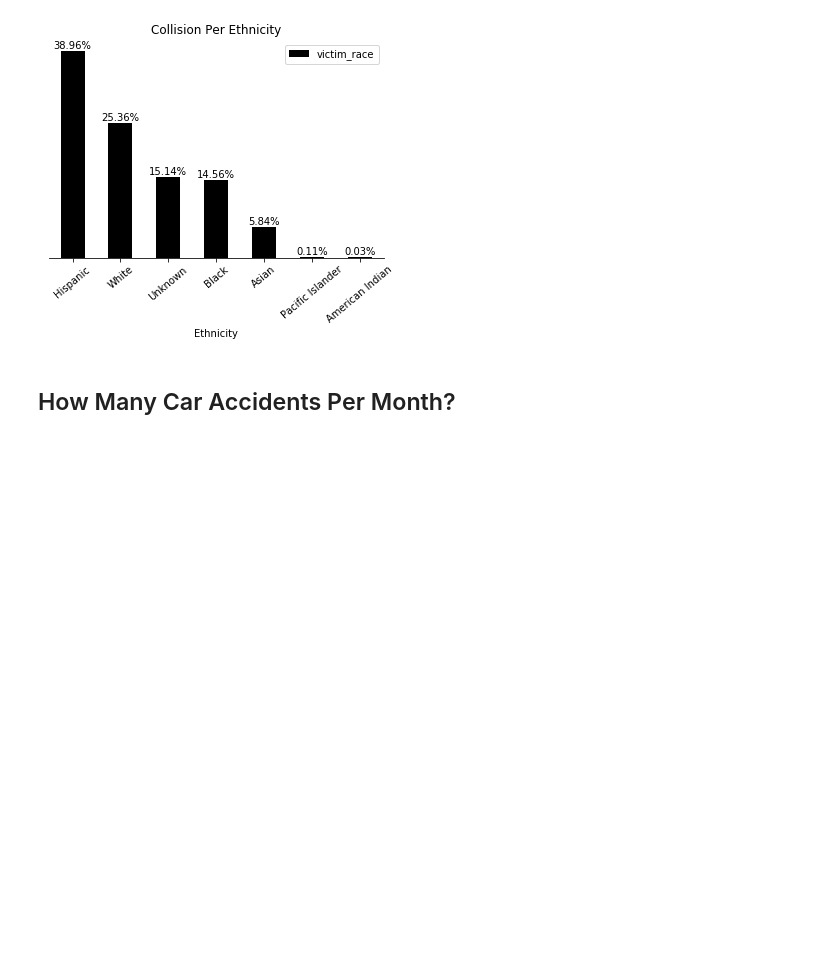
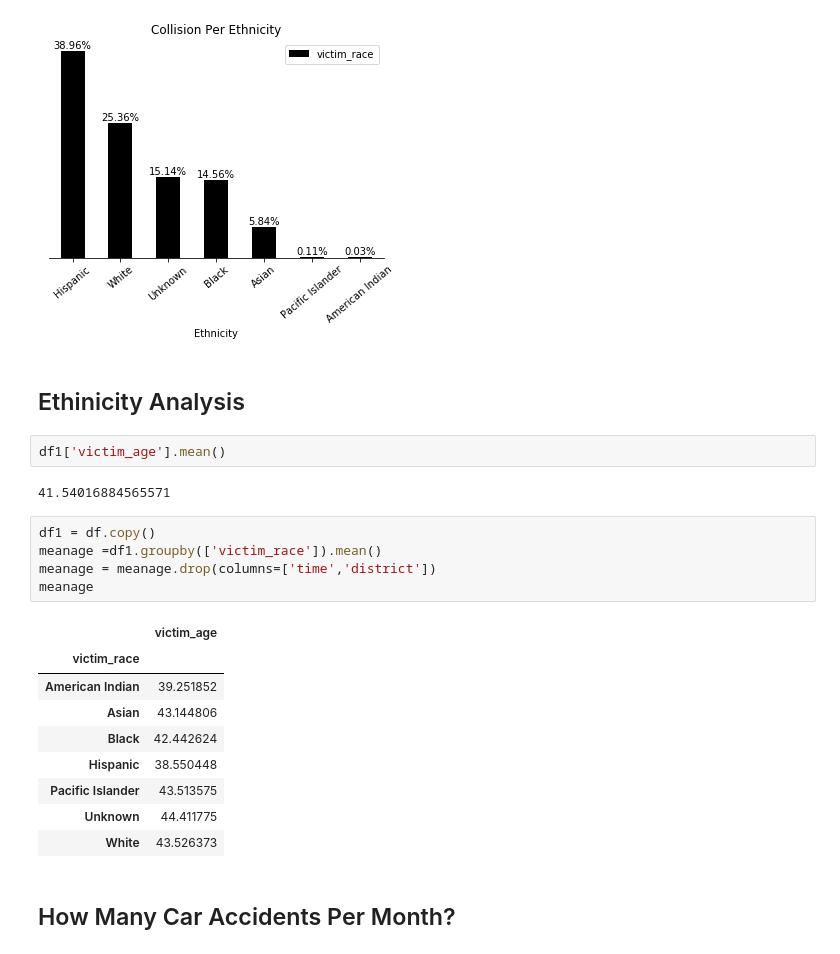
Before and after one commit to shaun-huang/LA-Traffic-Collision-Analysis, a Jupyter notebook: LA Collision Analysis/Ethnicity and Month.ipynb, the cells around one changed output. Drawn from its saved outputs; the diff is of its cells as text; blank space fills up the shorter version.

```diff
--- a/LA Collision Analysis/Ethnicity and Month.ipynb
+++ b/LA Collision Analysis/Ethnicity and Month.ipynb
@@ -73,6 +73,27 @@ fig.tick_params(axis='x', rotation=40)
 plta.savefig(os.path.join("figures","collision_per_ethnicity.png"))
 # %% [output]
 [figure]
+# %% [markdown]
+## Ethinicity Analysis
+# %%
+df1['victim_age'].mean()
+# %% [output]
+41.54016884565571
+# %%
+df1 = df.copy()
+meanage =df1.groupby(['victim_race']).mean()
+meanage = meanage.drop(columns=['time','district'])
+meanage
+# %% [output]
+|  | victim_age |
+| victim_race |  |
+| American Indian | 39.251852 |
+| Asian | 43.144806 |
+| Black | 42.442624 |
+| Hispanic | 38.550448 |
+| Pacific Islander | 43.513575 |
+| Unknown | 44.411775 |
+| White | 43.526373 |
 # %% [markdown]
 ## How Many Car Accidents Per Month?
 # %%
```
Also changed, not shown: 7 other files.
